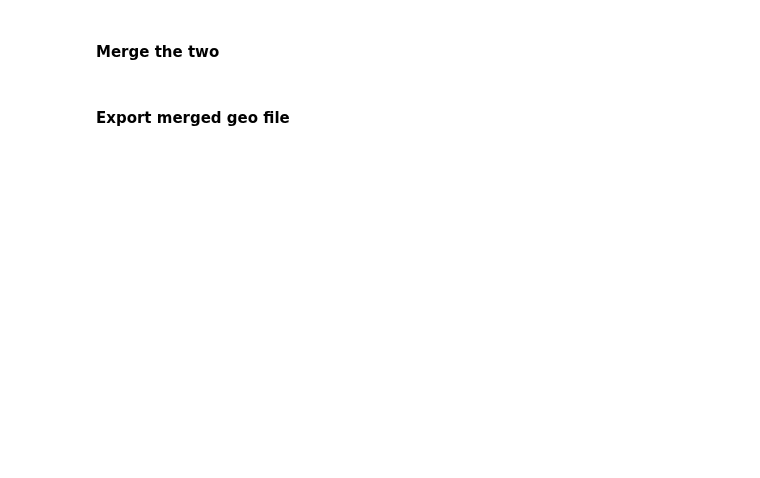
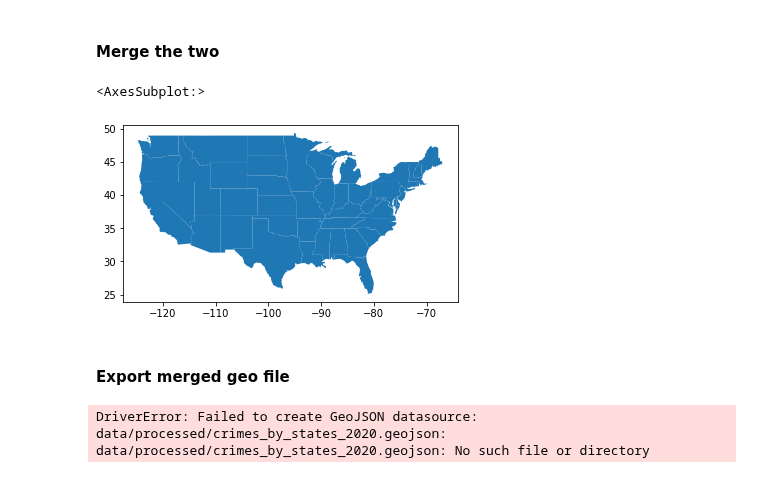
Before and after one commit to stiles/usc, a Jupyter notebook: students/gllevy/14-state-crime-map-DEMO.ipynb, the cells around one changed output. Cells and saved outputs as stored; diff of their text form; code cells hidden in the pictures; blank space fills up the shorter version.

```diff
--- a/students/gllevy/14-state-crime-map-DEMO.ipynb
+++ b/students/gllevy/14-state-crime-map-DEMO.ipynb
@@ -24,2 +66,4 @@ pd.options.display.max_rows = 1000
 # %% [markdown]
 #### Filter: Just map the mainland
+# %%
+exclude = ["Alaska", "Hawaii", "Puerto Rico"]
@@ -26,4 +74,20 @@ pd.options.display.max_rows = 1000
+# %%
+mainland_states_df = states_gdf[~states_gdf["state_name"].isin(exclude)]
 # %% [markdown]
 #### Merge the two
+# %%
+merged_homicides_gdf = pd.merge(
+    mainland_states_df, homicides_df, left_on="state_name", right_on="name"
+)
+# %%
+merged_homicides_gdf.plot()
+# %% [output]
+<AxesSubplot:>
+[figure, added]
 # %% [markdown]
 #### Export merged geo file
+# %%
+merged_homicides_gdf.to_file("data/processed/crimes_by_states_2020.geojson", driver="GeoJSON"
+    )
+# %% [output]
+DriverError: Failed to create GeoJSON datasource: data/processed/crimes_by_states_2020.geojson: data/processed/crimes_by_states_2020.geojson: No such file or directory
```
Also changed, not shown: parts of 6 cells of this notebook, 2 other files.
